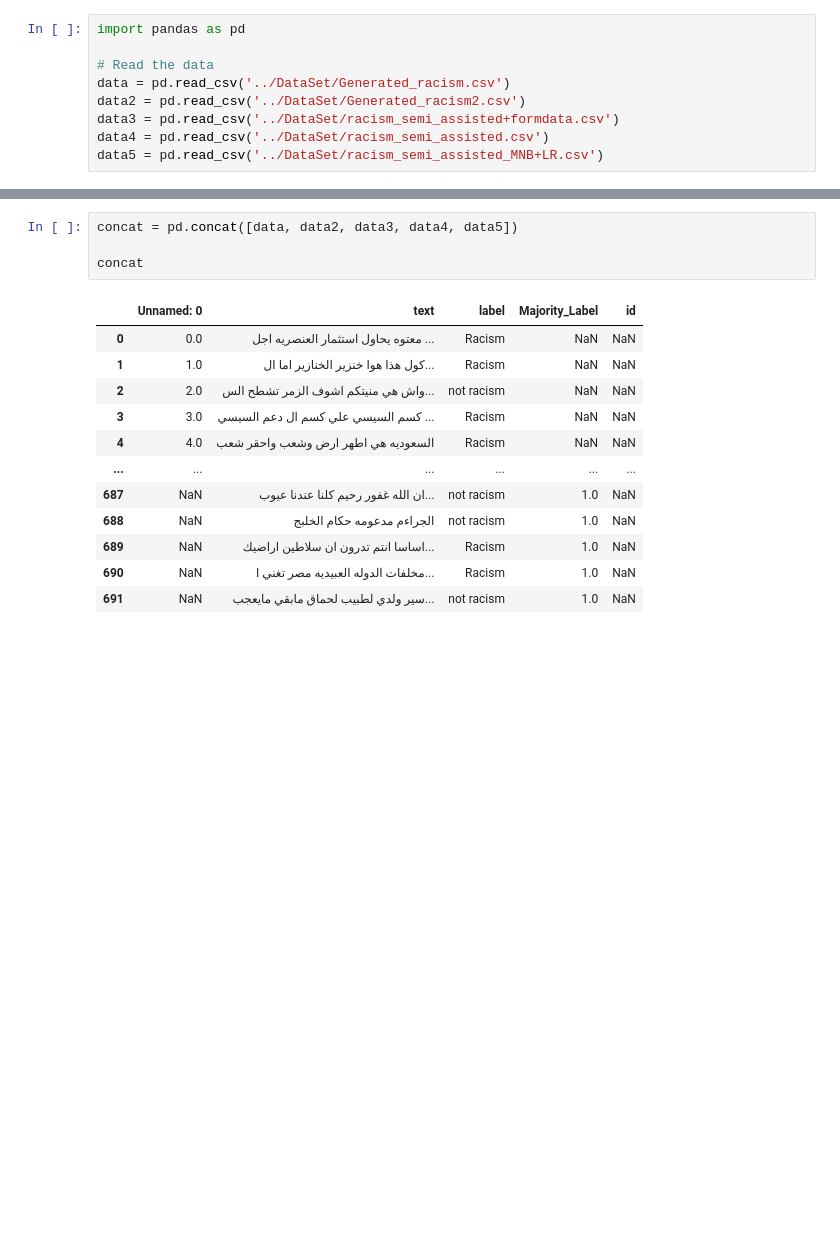
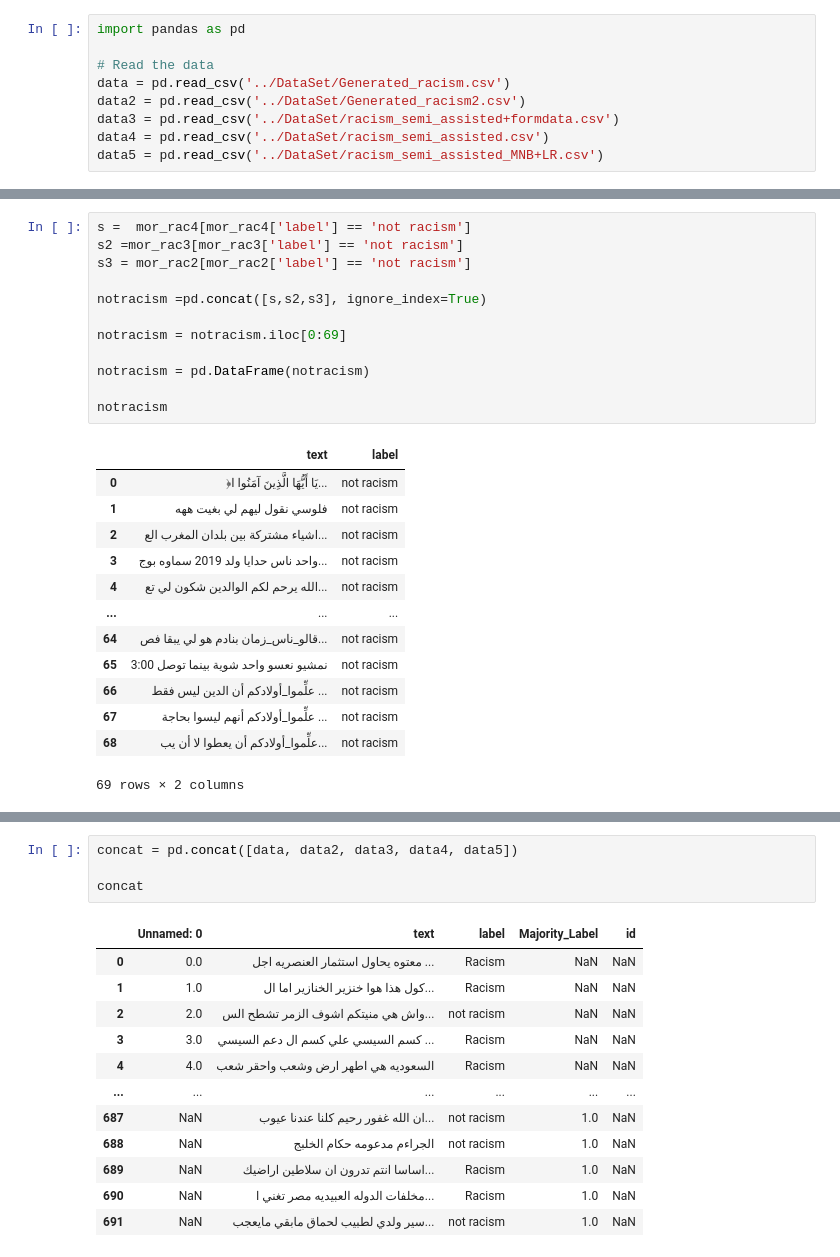
Before and after one commit to RealKintaro/Offensive-Text-Classification-Writen-In-Arabic-Dialects, a Jupyter notebook: Notebooks/Merge_Data_Racism.ipynb, the cells around one changed output, grey strips where cells are left out. Saved outputs shown, nothing was run; the diff lists cells and outputs as text; blank space fills up the shorter version.

```diff
--- a/Notebooks/Merge_Data_Racism.ipynb
+++ b/Notebooks/Merge_Data_Racism.ipynb
@@ -9,0 +40,26 @@ data5 = pd.read_csv('../DataSet/racism_semi_assisted_MNB+LR.csv')
+# %%
+s =  mor_rac4[mor_rac4['label'] == 'not racism']
+s2 =mor_rac3[mor_rac3['label'] == 'not racism']
+s3 = mor_rac2[mor_rac2['label'] == 'not racism']
+
+notracism =pd.concat([s,s2,s3], ignore_index=True)
+
+notracism = notracism.iloc[0:69]
+
+notracism = pd.DataFrame(notracism)
+
+notracism
+# %% [output]
+|  | text | label |
+| 0 | ﴿يَا أَيُّهَا الَّذِينَ آمَنُوا ا... | not racism |
+| 1 | فلوسي نقول ليهم لي بغيت ههه | not racism |
+| 2 | اشياء مشتركة بين بلدان المغرب الع... | not racism |
+| 3 | واحد ناس حدايا ولد 2019 سماوه بوج... | not racism |
+| 4 | الله يرحم لكم الوالدين شكون لي تع... | not racism |
+| ... | ... | ... |
+| 64 | قالو_ناس_زمان بنادم هو لي يبقا فص... | not racism |
+| 65 | نمشيو نعسو واحد شوية بينما توصل 3:00 | not racism |
+| 66 | علِّموا_أولادكم أن الدين ليس فقط ... | not racism |
+| 67 | علِّموا_أولادكم أنهم ليسوا بحاجة ... | not racism |
+| 68 | علِّموا_أولادكم أن يعطوا لا أن يب... | not racism |
+69 rows × 2 columns
```
Also changed, not shown: parts of 6 cells of this notebook, 6 other files.
